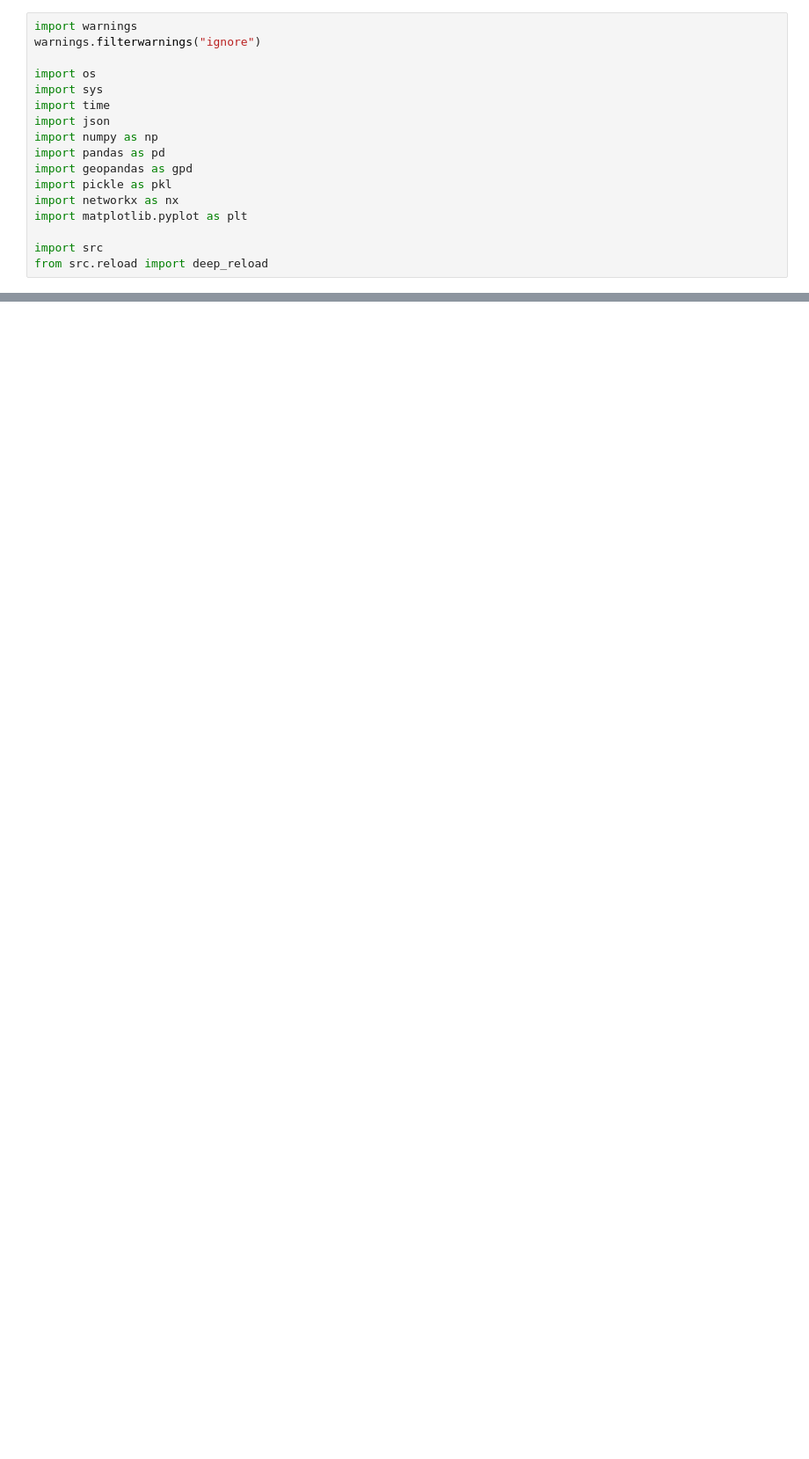
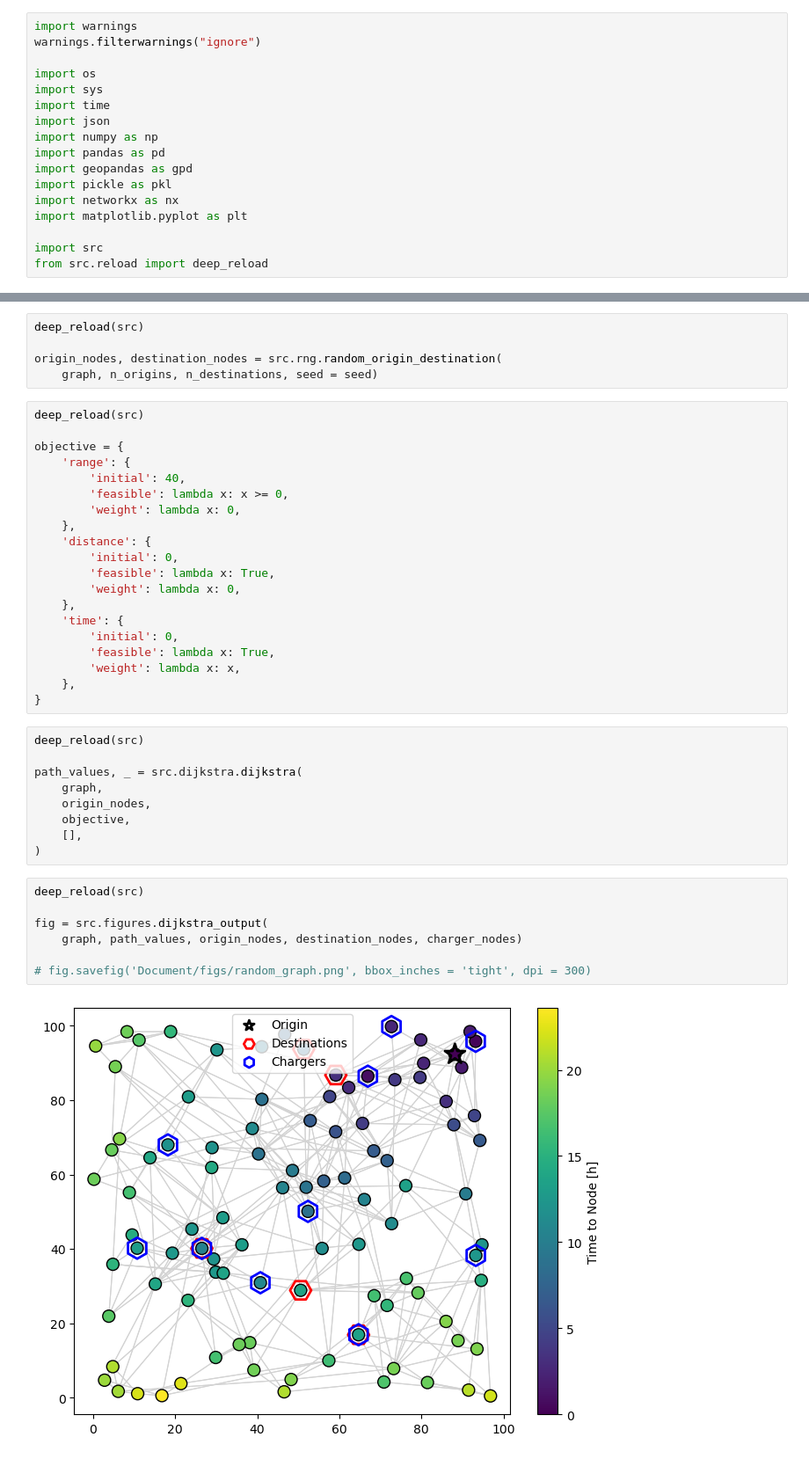
Before and after one commit to airabino/charger_network_analysis, a Jupyter notebook: Stochastic_Dijkstra.ipynb, the cells around one changed output, grey strips where cells are left out. Shown at 88% size. Saved outputs shown, nothing was run; the diff lists cells and outputs as text; blank space fills up the shorter version.

```diff
--- a/Stochastic_Dijkstra.ipynb
+++ b/Stochastic_Dijkstra.ipynb
@@ -120,0 +178,43 @@ fig = src.figures.dijkstra_output(
+# %%
+deep_reload(src)
+
+origin_nodes, destination_nodes = src.rng.random_origin_destination(
+    graph, n_origins, n_destinations, seed = seed)
+# %%
+deep_reload(src)
+
+objective = {
+    'range': {
+        'initial': 40,
+        'feasible': lambda x: x >= 0,
+        'weight': lambda x: 0,
+    },
+    'distance': {
+        'initial': 0,
+        'feasible': lambda x: True,
+        'weight': lambda x: 0,
+    },
+    'time': {
+        'initial': 0,
+        'feasible': lambda x: True,
+        'weight': lambda x: x,
+    },
+}
+# %%
+deep_reload(src)
+
+path_values, _ = src.dijkstra.dijkstra(
+    graph,
+    origin_nodes,
+    objective,
+    [],
+)
+# %%
+deep_reload(src)
+
+fig = src.figures.dijkstra_output(
+    graph, path_values, origin_nodes, destination_nodes, charger_nodes)
+
+# fig.savefig('Document/figs/random_graph.png', bbox_inches = 'tight', dpi = 300)
+# %% [output]
+[figure, added]
```
Also changed, not shown: parts of 10 cells of this notebook, 18 other files.
